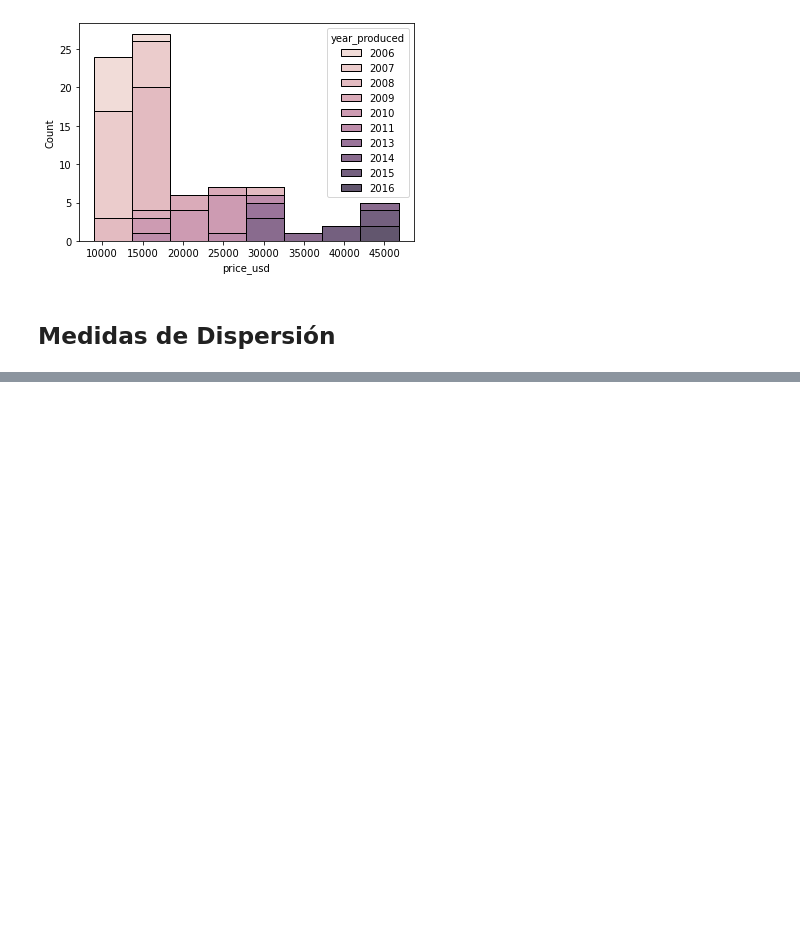
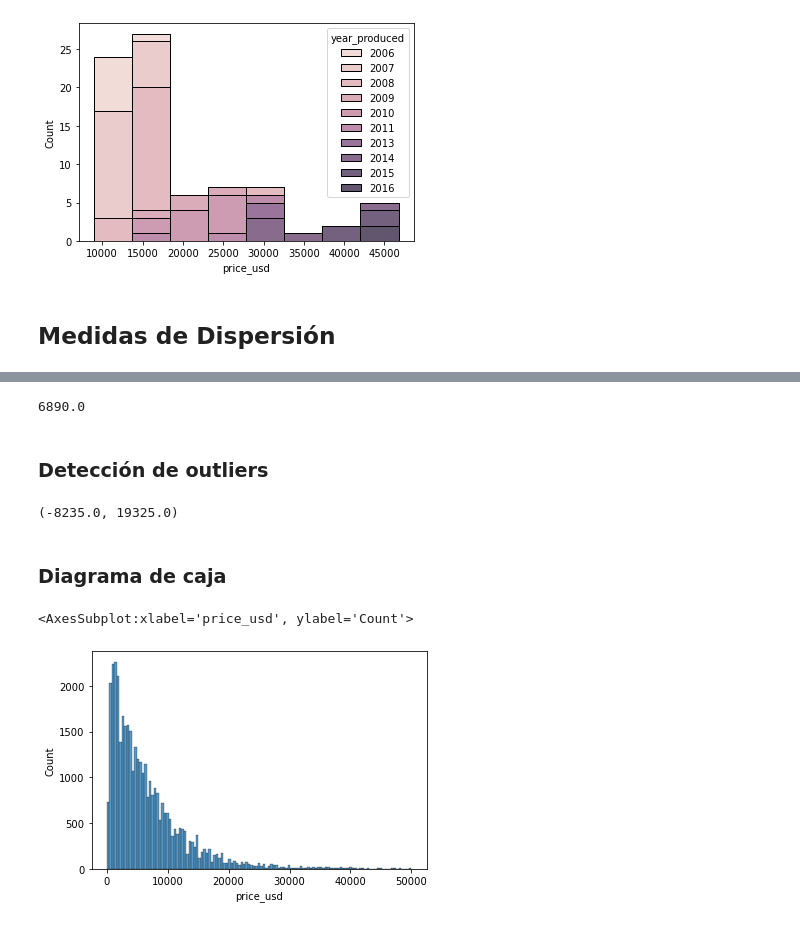
Before and after one commit to JuanFeA98/Estadistica_Probabilidad, a Jupyter notebook: Estadistica Descriptiva/Estadistica Descriptiva.ipynb, the cells around one changed output, grey strips where cells are left out. Drawn from its saved outputs; the diff is of its cells as text; code cells hidden in the pictures; blank space fills up the shorter version.

```diff
--- a/Estadistica Descriptiva/Estadistica Descriptiva.ipynb
+++ b/Estadistica Descriptiva/Estadistica Descriptiva.ipynb
@@ -118,0 +143,8 @@ plt.show()
+# %%
+#Rango interquartil
+iqr = Q3-Q1
+iqr
+# %% [output]
+6890.0
+# %% [markdown]
+### Detección de outliers
@@ -118,0 +154,11 @@ plt.show()
+# %%
+minlimit, maxlimit
+# %% [output]
+(-8235.0, 19325.0)
+# %% [markdown]
+### Diagrama de caja
+# %%
+sns.histplot(df['price_usd'])
+# %% [output]
+<AxesSubplot:xlabel='price_usd', ylabel='Count'>
+[figure, added]
```
Also changed, not shown: parts of 8 cells of this notebook.
